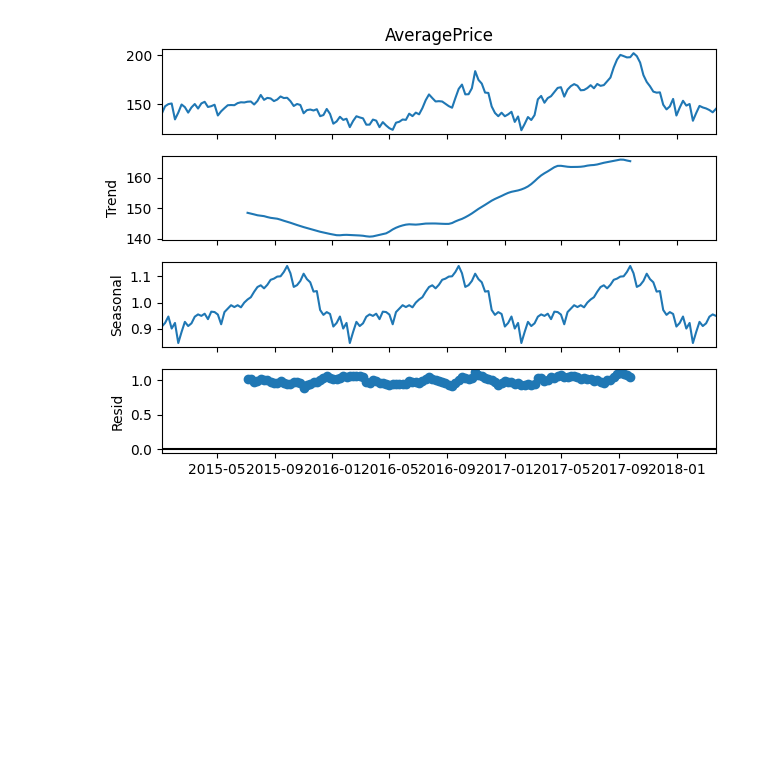
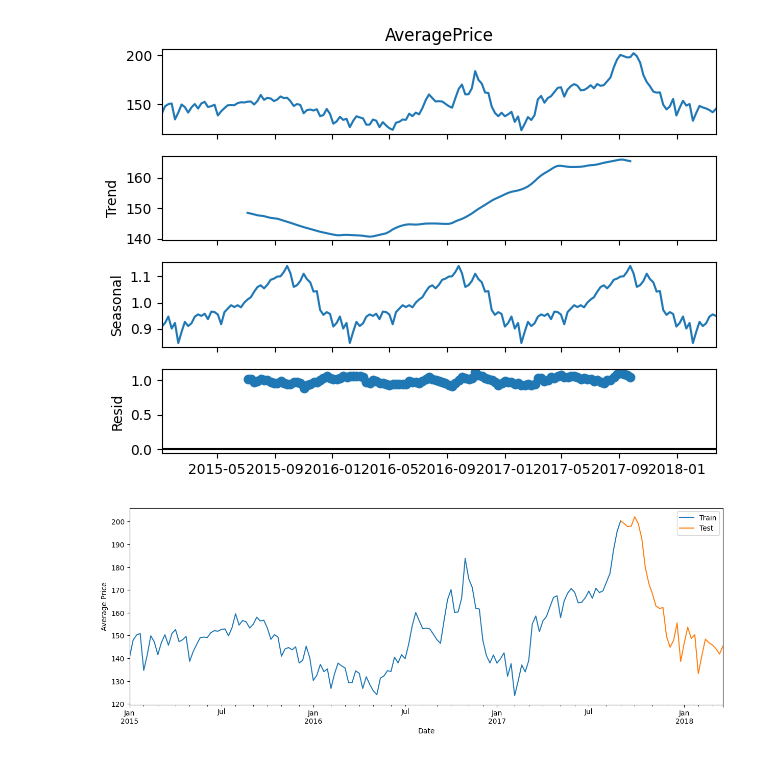
Before and after one commit to PNU-team-projects/avocado-price-forecasting, a Jupyter notebook: notebooks/notebook.ipynb, the cells around one changed output. Cells and saved outputs as stored; diff of their text form; code cells hidden in the pictures; blank space fills up the shorter version.

```diff
--- a/notebooks/notebook.ipynb
+++ b/notebooks/notebook.ipynb
@@ -204,3 +208,16 @@ dec = sm.tsa.seasonal_decompose(df1['AveragePrice'], model = 'multiplicative').p
 plt.show();
 # %% [output]
 [figure]
+# %%
+test_start_date = '2017-09-03'
+train_data = df1.loc[:test_start_date]
+test_data = df1.loc[test_start_date:]
+
+ax = train_data.plot(figsize=(15, 5))
+test_data.plot(ax=ax)
+plt.legend(['Train', 'Test'])
+plt.xlabel('Date')
+plt.ylabel('Average Price')
+plt.show()
+# %% [output]
+[figure, added]
```
Also changed, not shown: parts of 1 cell of this notebook.
